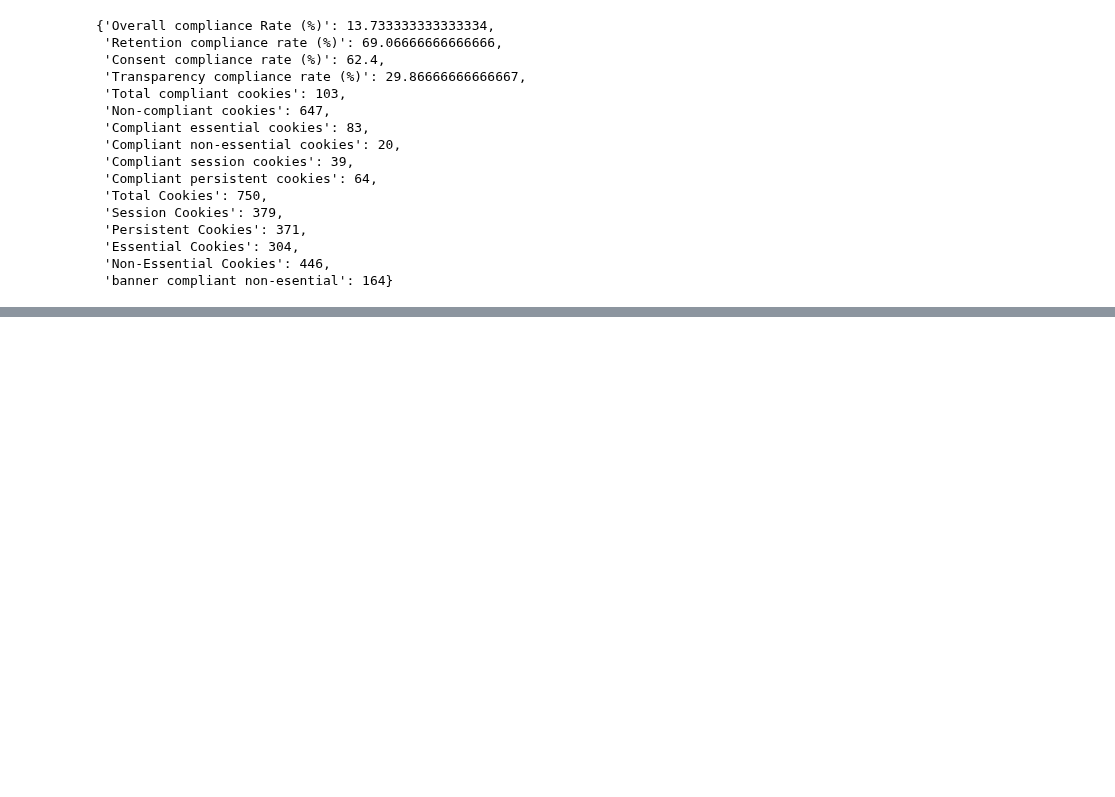
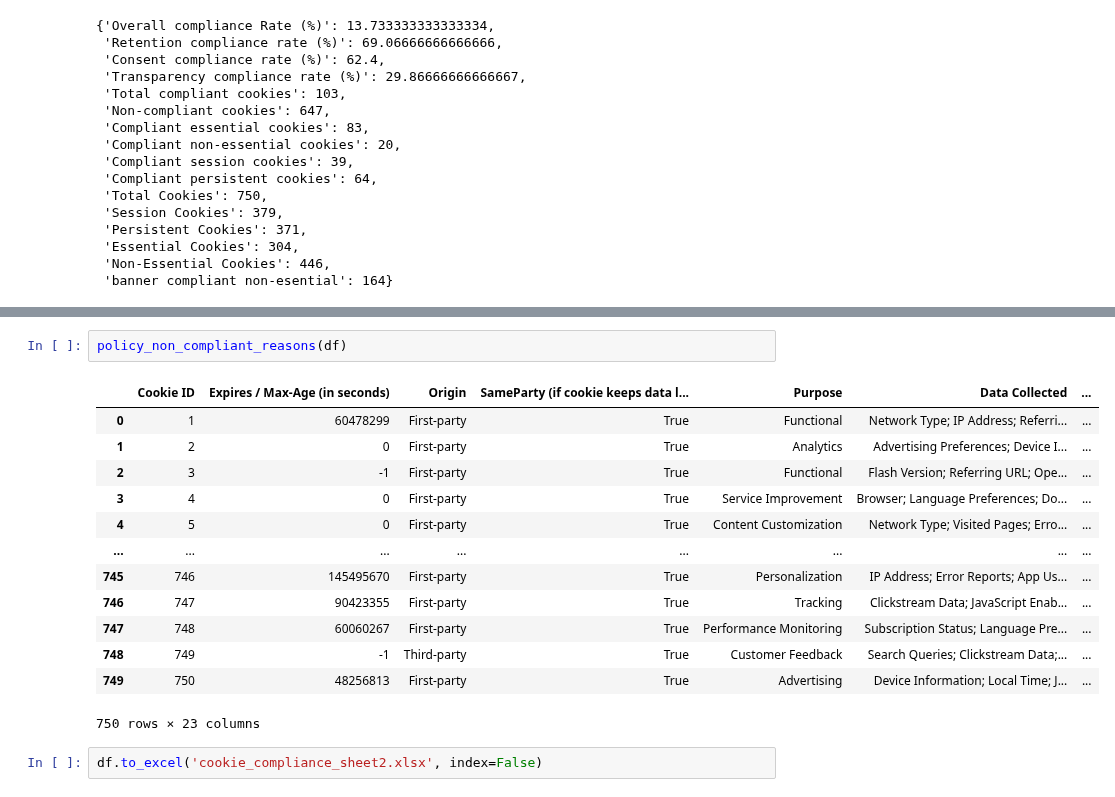
Before and after one commit to YaniaNada/Cookie-Compliance-Analysis, a Jupyter notebook: code_prep_for_python.ipynb, the cells around one changed output, grey strips where cells are left out. Cells and saved outputs as stored; diff of their text form; blank space fills up the shorter version.

Commit message:
policy_detail_analysis

```diff
--- a/code_prep_for_python.ipynb
+++ b/code_prep_for_python.ipynb
@@ -390,0 +432,18 @@ For questions, contact us at below email.
+# %%
+policy_non_compliant_reasons(df)
+# %% [output]
+|  | Cookie ID | Expires / Max-Age (in seconds) | Origin | SameParty (if cookie keeps data l... | Purpose | Data Collected | ... |
+| 0 | 1 | 60478299 | First-party | True | Functional | Network Type; IP Address; Referri... | ... |
+| 1 | 2 | 0 | First-party | True | Analytics | Advertising Preferences; Device I... | ... |
+| 2 | 3 | -1 | First-party | True | Functional | Flash Version; Referring URL; Ope... | ... |
+| 3 | 4 | 0 | First-party | True | Service Improvement | Browser; Language Preferences; Do... | ... |
+| 4 | 5 | 0 | First-party | True | Content Customization | Network Type; Visited Pages; Erro... | ... |
+| ... | ... | ... | ... | ... | ... | ... | ... |
+| 745 | 746 | 145495670 | First-party | True | Personalization | IP Address; Error Reports; App Us... | ... |
+| 746 | 747 | 90423355 | First-party | True | Tracking | Clickstream Data; JavaScript Enab... | ... |
+| 747 | 748 | 60060267 | First-party | True | Performance Monitoring | Subscription Status; Language Pre... | ... |
+| 748 | 749 | -1 | Third-party | True | Customer Feedback | Search Queries; Clickstream Data;... | ... |
+| 749 | 750 | 48256813 | First-party | True | Advertising | Device Information; Local Time; J... | ... |
+750 rows × 23 columns
+# %%
+df.to_excel('cookie_compliance_sheet2.xlsx', index=False)
```
Also changed, not shown: parts of 8 cells of this notebook.
